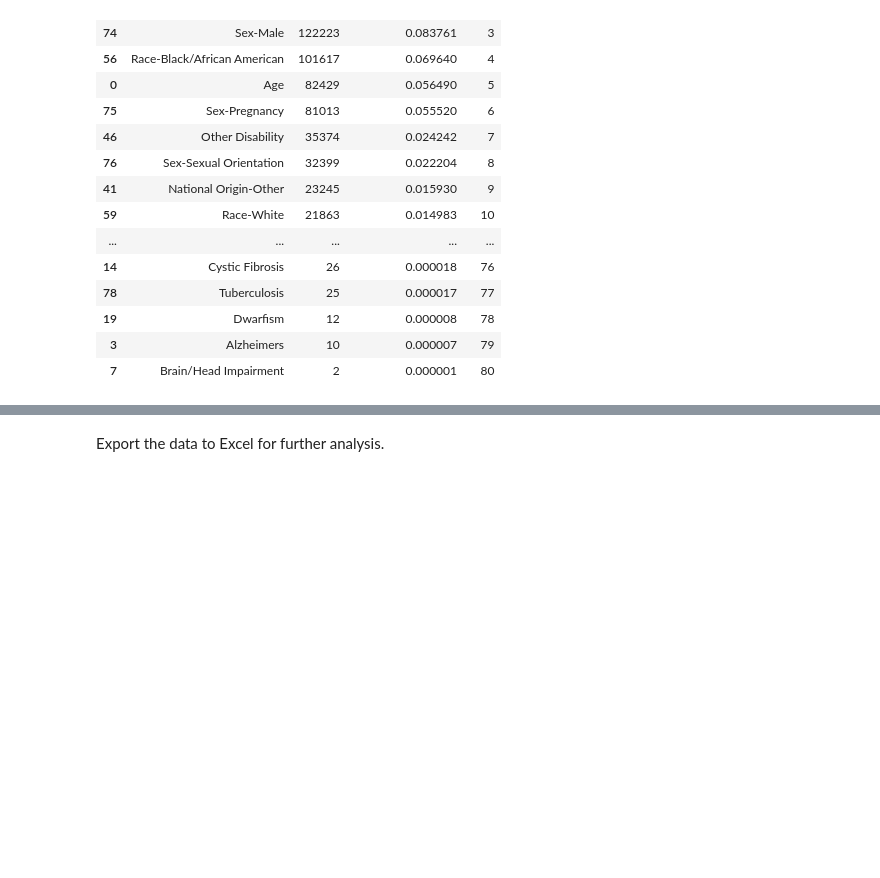
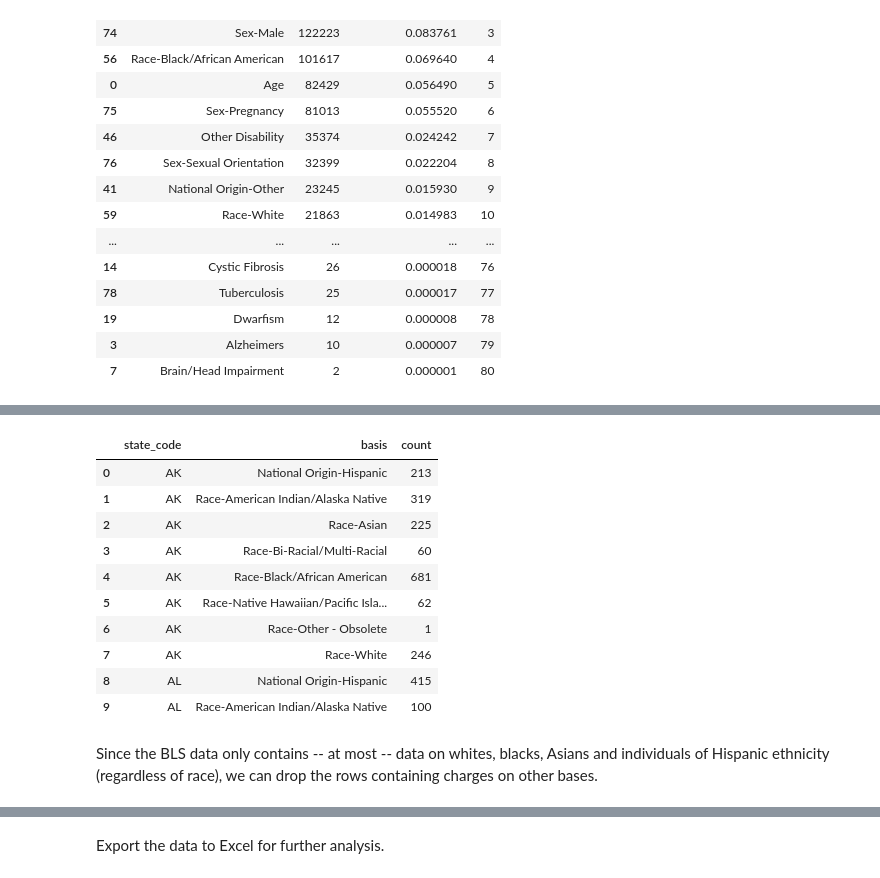
Before and after one commit to PublicI/employment-discrimination, a Jupyter notebook: employment-discrimination.ipynb, the cells around one changed output, grey strips where cells are left out. Saved outputs shown, nothing was run; the diff lists cells and outputs as text; code cells hidden in the pictures; blank space fills up the shorter version.

```diff
--- a/employment-discrimination.ipynb
+++ b/employment-discrimination.ipynb
@@ -477,0 +537,16 @@ gender_discrimination_bases.sort_values("percent_of_charges", ascending=False)
+# %%
+race_basis_charges.head(10)
+# %% [output]
+|  | state_code | basis | count |
+| 0 | AK | National Origin-Hispanic | 213 |
+| 1 | AK | Race-American Indian/Alaska Native | 319 |
+| 2 | AK | Race-Asian | 225 |
+| 3 | AK | Race-Bi-Racial/Multi-Racial | 60 |
+| 4 | AK | Race-Black/African American | 681 |
+| 5 | AK | Race-Native Hawaiian/Pacific Isla... | 62 |
+| 6 | AK | Race-Other - Obsolete | 1 |
+| 7 | AK | Race-White | 246 |
+| 8 | AL | National Origin-Hispanic | 415 |
+| 9 | AL | Race-American Indian/Alaska Native | 100 |
+# %% [markdown]
+Since the BLS data only contains -- at most -- data on whites, blacks, Asians and individuals of Hispanic ethnicity (regardless of race), we can drop the rows containing charges on other bases.
```
Also changed, not shown: parts of 19 cells of this notebook.
